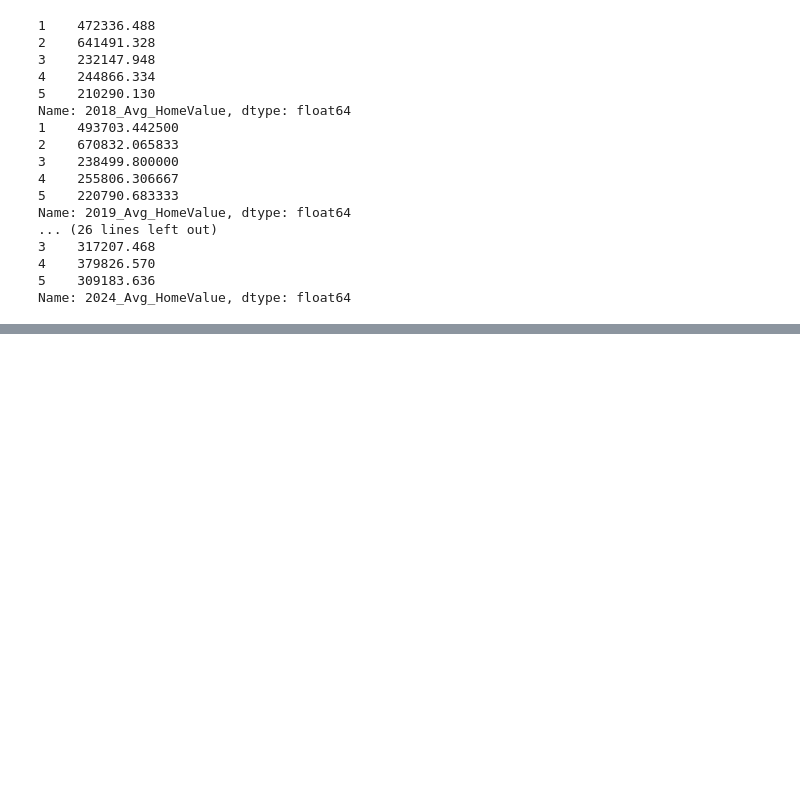
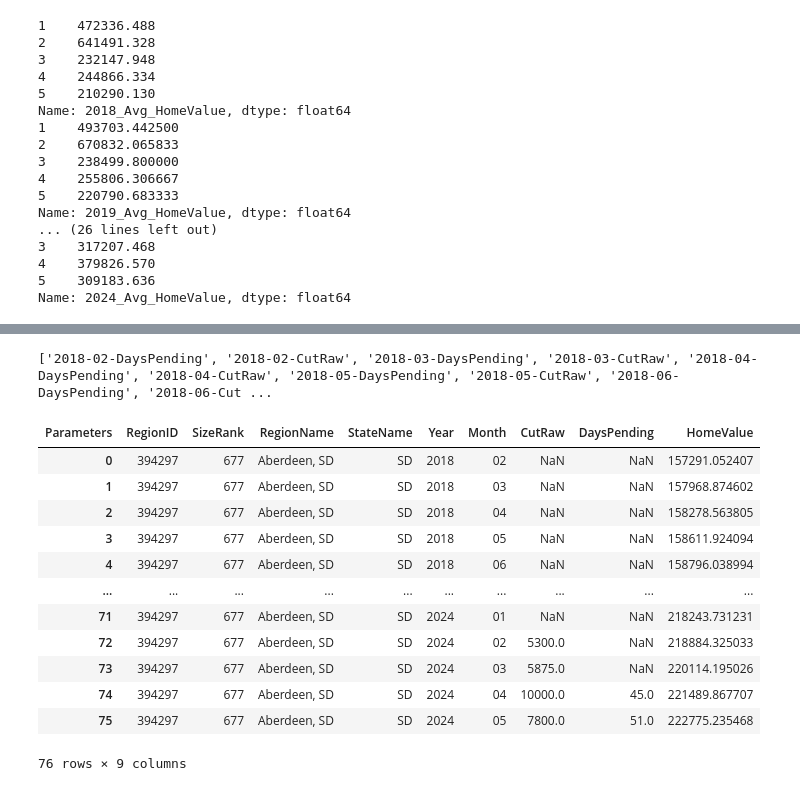
Before and after one commit to LindsClar/Capstone_2, a Jupyter notebook: Copy_of_Capstone_Two_Data_Wrangling.ipynb, the cells around one changed output, grey strips where cells are left out. Saved outputs shown, nothing was run; the diff lists cells and outputs as text; code cells hidden in the pictures; blank space fills up the shorter version.

```diff
--- a/Copy_of_Capstone_Two_Data_Wrangling.ipynb
+++ b/Copy_of_Capstone_Two_Data_Wrangling.ipynb
@@ -320,0 +359,4 @@ Name: 2024_Avg_HomeValue, dtype: float64 2
+# %%
+#Using pd.melt() to organize the data. EX. pandas.melt(frame, id_vars=None, value_vars=None, var_name=None, value_name='value', col_level=None, ignore_index=True)
+df_melt=pd.melt(df, id_vars=['RegionID','SizeRank','RegionName','StateName',], var_name='Year_Month_Parameters', value_name='Values')
+df_melt.head()
@@ -320,0 +370,5 @@ Name: 2024_Avg_HomeValue, dtype: float64 2
+# %%
+#reorganizing the Dates from parameters by separating the dates in the parameters
+df_melt[['Year', 'Month_Parameters']] = df_melt['Year_Month_Parameters'].str.split('-', expand=True, n=1)
+df_melt.drop('Year_Month_Parameters', axis=1, inplace=True)
+df_melt.head()
@@ -320,0 +407,27 @@ Name: 2024_Avg_HomeValue, dtype: float64 2
+# %%
+#filter the df for the specific RegionID
+filtered_df = df[df['RegionID'] == 394297]
+
+#columns with any NA
+columns_with_na = filtered_df.columns[filtered_df.isna().any()].tolist()
+
+#print
+print(columns_with_na)
+# %% [output]
+['2018-02-DaysPending', '2018-02-CutRaw', '2018-03-DaysPending', '2018-03-CutRaw', '2018-04-DaysPending', '2018-04-CutRaw', '2018-05-DaysPending', '2018-05-CutRaw', '2018-06-DaysPending', '2018-06-Cut ...
+# %%
+df_reorganized[df_reorganized['RegionID']==394297]
+# %% [output]
+| Parameters | RegionID | SizeRank | RegionName | StateName | Year | Month | CutRaw | DaysPending | HomeValue |
+| 0 | 394297 | 677 | Aberdeen, SD | SD | 2018 | 02 | NaN | NaN | 157291.052407 |
+| 1 | 394297 | 677 | Aberdeen, SD | SD | 2018 | 03 | NaN | NaN | 157968.874602 |
+| 2 | 394297 | 677 | Aberdeen, SD | SD | 2018 | 04 | NaN | NaN | 158278.563805 |
+| 3 | 394297 | 677 | Aberdeen, SD | SD | 2018 | 05 | NaN | NaN | 158611.924094 |
+| 4 | 394297 | 677 | Aberdeen, SD | SD | 2018 | 06 | NaN | NaN | 158796.038994 |
+| ... | ... | ... | ... | ... | ... | ... | ... | ... | ... |
+| 71 | 394297 | 677 | Aberdeen, SD | SD | 2024 | 01 | NaN | NaN | 218243.731231 |
+| 72 | 394297 | 677 | Aberdeen, SD | SD | 2024 | 02 | 5300.0 | NaN | 218884.325033 |
+| 73 | 394297 | 677 | Aberdeen, SD | SD | 2024 | 03 | 5875.0 | NaN | 220114.195026 |
+| 74 | 394297 | 677 | Aberdeen, SD | SD | 2024 | 04 | 10000.0 | 45.0 | 221489.867707 |
+| 75 | 394297 | 677 | Aberdeen, SD | SD | 2024 | 05 | 7800.0 | 51.0 | 222775.235468 |
+76 rows × 9 columns
```
Also changed, not shown: parts of 17 cells of this notebook.
